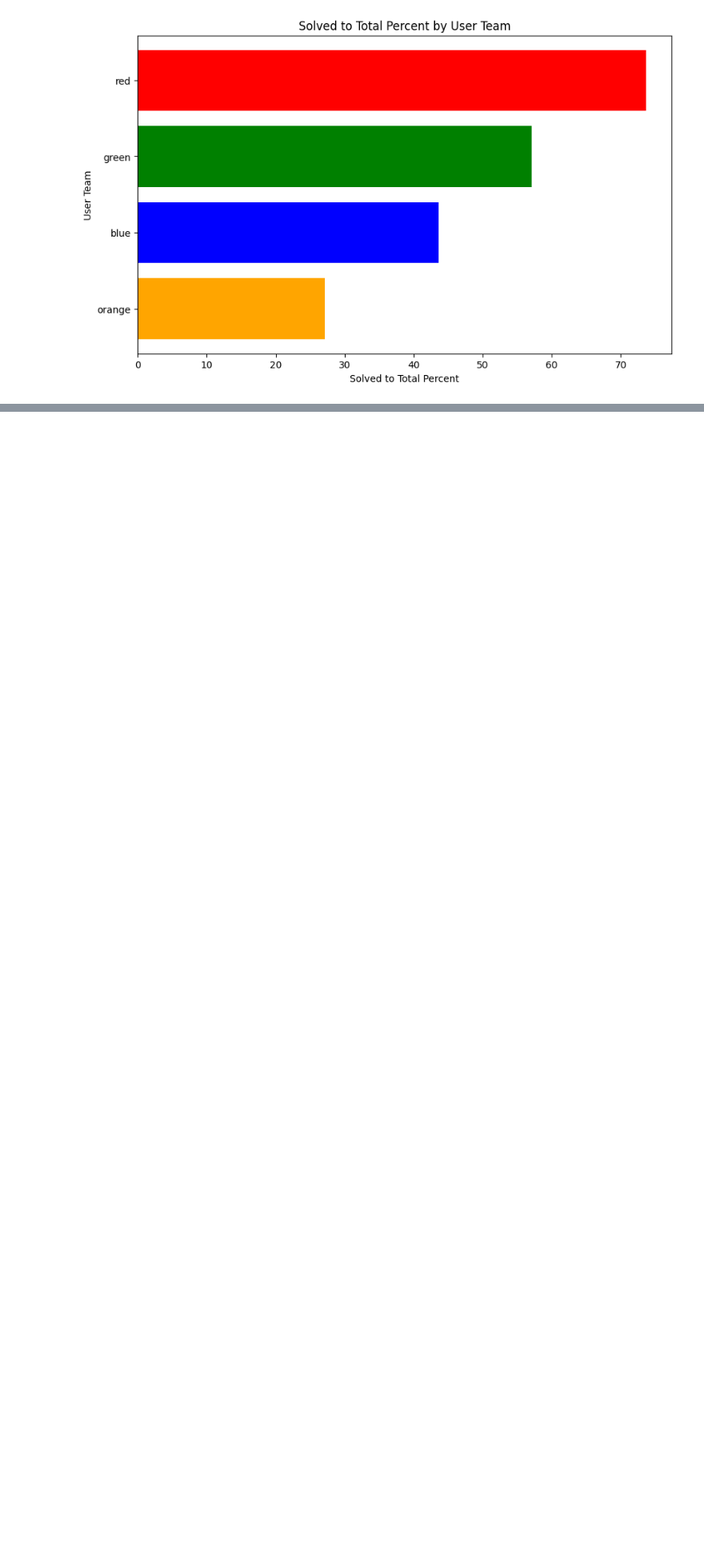
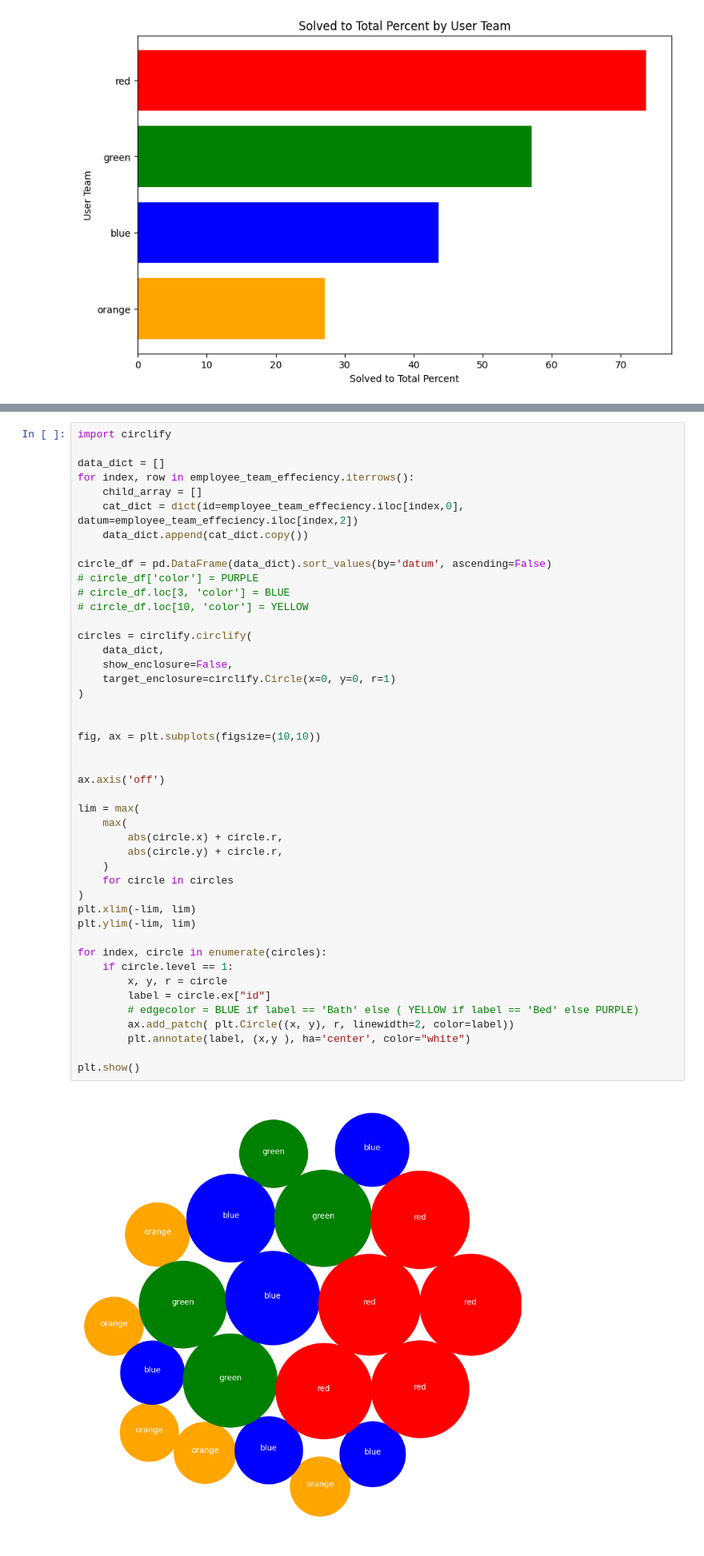
Before and after one commit to hiimani28/DVproject1, a Jupyter notebook: eda.ipynb, the cells around one changed output, grey strips where cells are left out. Shown at 80% size. Saved outputs shown, nothing was run; the diff lists cells and outputs as text; blank space fills up the shorter version.

```diff
--- a/eda.ipynb
+++ b/eda.ipynb
@@ -493,3 +519,50 @@ plt.show()
+# %%
+import circlify
+
+data_dict = []
+for index, row in employee_team_effeciency.iterrows():
+    child_array = []
+    cat_dict = dict(id=employee_team_effeciency.iloc[index,0], datum=employee_team_effeciency.iloc[index,2])
+    data_dict.append(cat_dict.copy())
+
+circle_df = pd.DataFrame(data_dict).sort_values(by='datum', ascending=False)
+# circle_df['color'] = PURPLE
+# circle_df.loc[3, 'color'] = BLUE
+# circle_df.loc[10, 'color'] = YELLOW
+
+circles = circlify.circlify(
+    data_dict,
+    show_enclosure=False,
+    target_enclosure=circlify.Circle(x=0, y=0, r=1)
+)
+
+
+fig, ax = plt.subplots(figsize=(10,10))
+
+
+ax.axis('off')
+
+lim = max(
+    max(
+        abs(circle.x) + circle.r,
+        abs(circle.y) + circle.r,
+    )
+    for circle in circles
+)
+plt.xlim(-lim, lim)
+plt.ylim(-lim, lim)
+
+for index, circle in enumerate(circles):
+    if circle.level == 1:
+        x, y, r = circle
+        label = circle.ex["id"]
+        # edgecolor = BLUE if label == 'Bath' else ( YELLOW if label == 'Bed' else PURPLE)
+        ax.add_patch( plt.Circle((x, y), r, linewidth=2, color=label))
+        plt.annotate(label, (x,y ), ha='center', color="white")
+
+plt.show()
+# %% [output]
+[figure, added]
 # %% [markdown]
 Teams perspective/performance
 
```
Also changed, not shown: parts of 1 cell of this notebook.
